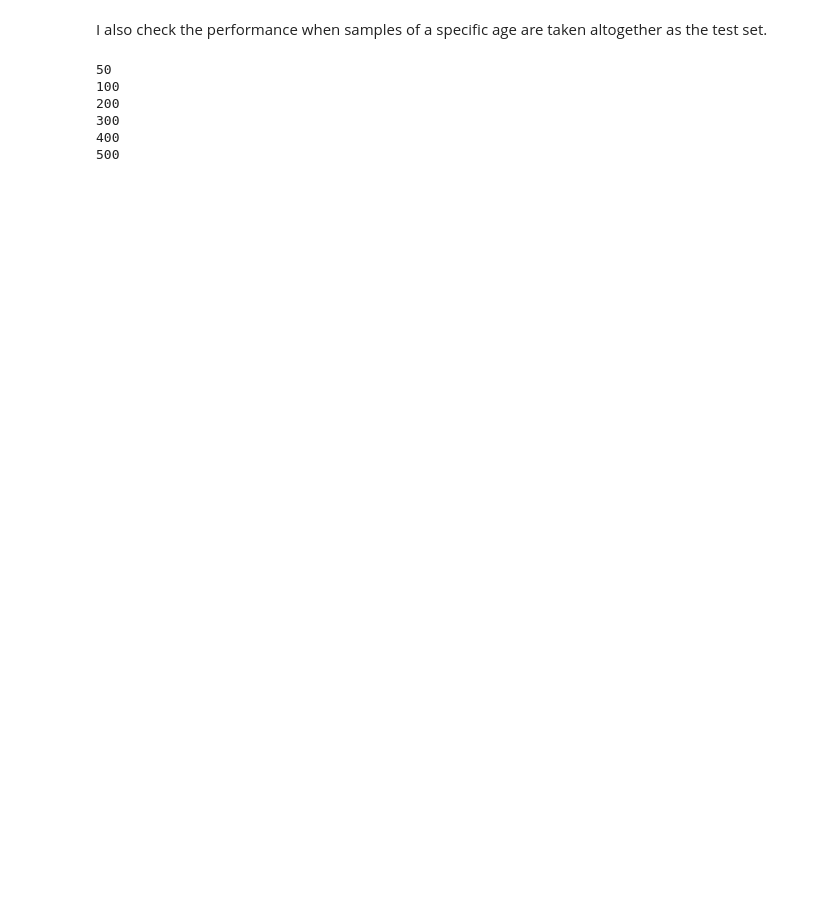
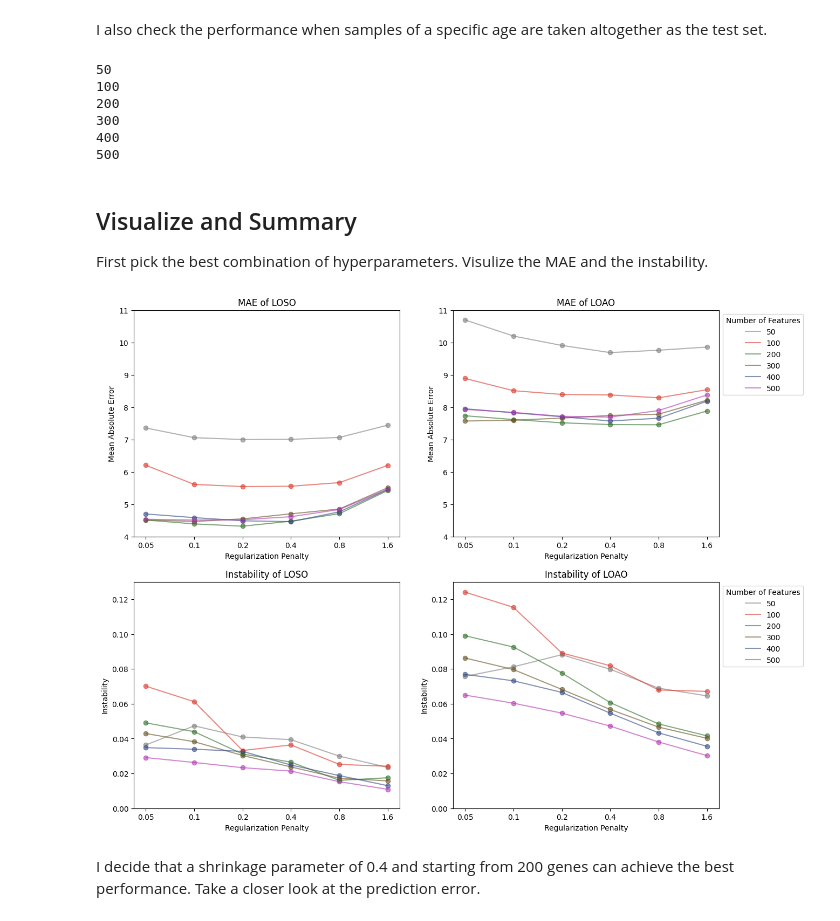
Before and after one commit to mkbwang/planarian-gene-expression, a Jupyter notebook: Elastic_Net.ipynb, the cells around one changed output. Cells and saved outputs as stored; diff of their text form; code cells hidden in the pictures; blank space fills up the shorter version.

Commit message:
Fit and evaluate elastic net regression performance.

```diff
--- a/Elastic_Net.ipynb
+++ b/Elastic_Net.ipynb
@@ -146,0 +142,72 @@ with open("linear_model/age_instability.pkl", 'wb') as f:
+# %% [markdown]
+## Visualize and Summary
+First pick the best combination of hyperparameters. Visulize the MAE and the instability.
+# %%
+color_gray="#808080"
+color_red="#db382c"
+color_green="#2f7028"
+color_brown="#665223"
+color_blue="#344885"
+color_magenta="#b538b3"
+all_colors = [color_gray, color_red, color_green, color_brown, color_blue, color_magenta]
+# %%
+import matplotlib.pyplot as plt
+fig1, ax1=plt.subplots(figsize=(14, 12), nrows=2, ncols=2)
+xvals = np.arange(1, len(penalties)+1)
+
+## MAE of LOSO
+for i, num_feature in enumerate(num_features):
+    mae = loso_mae.iloc[i, :].to_numpy()
+    ax1[0,0].plot(xvals, mae, label=str(num_feature), color=all_colors[i], alpha=0.6)
+    ax1[0,0].scatter(xvals, mae, color=all_colors[i], alpha=0.6)
+ax1[0,0].set_xlabel('Regularization Penalty')
+ax1[0,0].set_xticks(xvals, labels=penalties.astype(str))
+ax1[0,0].set_ylabel("Mean Absolute Error")
+ax1[0,0].set_title("MAE of LOSO")
+ax1[0,0].set_ylim(4, 11)
+# ax1[0,0].legend(title="Number of Features", loc="upper left", bbox_to_anchor=(1,1))
+
+## MAE of LOSO
+for i, num_feature in enumerate(num_features):
+    mae = loao_mae.iloc[i, :].to_numpy()
+    ax1[0,1].plot(xvals, mae, label=str(num_feature), color=all_colors[i], alpha=0.6)
+    ax1[0,1].scatter(xvals, mae, color=all_colors[i], alpha=0.6)
+ax1[0,1].set_xlabel('Regularization Penalty')
+ax1[0,1].set_xticks(xvals, labels=penalties.astype(str))
+ax1[0,1].set_ylabel("Mean Absolute Error")
+ax1[0,1].set_title("MAE of LOAO")
+ax1[0,1].set_ylim(4, 11)
+ax1[0,1].legend(title="Number of Features", loc="upper left", bbox_to_anchor=(1,1))
+
+
+## Instability of LOSO
+for i, num_feature in enumerate(num_features):
+    instability = loso_instability.iloc[i, :].to_numpy()
+    ax1[1,0].plot(xvals, instability, label=str(num_feature), color=all_colors[i], alpha=0.6)
+    ax1[1,0].scatter(xvals, instability, color=all_colors[i], alpha=0.6)
+ax1[1,0].set_xlabel('Regularization Penalty')
+ax1[1,0].set_xticks(xvals, labels=penalties.astype(str))
+ax1[1,0].set_ylabel("Instability")
+ax1[1,0].set_title("Instability of LOSO")
+ax1[1,0].set_ylim(0, 0.13)
+# ax1[1,0].legend(title="Number of Features", loc="upper left", bbox_to_anchor=(1,1))
+
+
+## Instability of LOAO
+for i, num_feature in enumerate(num_features):
+    instability = loao_instability.iloc[i, :].to_numpy()
+    ax1[1,1].plot(xvals, instability, label=str(num_feature), color=all_colors[i], alpha=0.6)
+    ax1[1,1].scatter(xvals, instability, color=all_colors[i], alpha=0.6)
+ax1[1,1].set_xlabel('Regularization Penalty')
+ax1[1,1].set_xticks(xvals, labels=penalties.astype(str))
+ax1[1,1].set_ylabel("Instability")
+ax1[1,1].set_title("Instability of LOAO")
+ax1[1,1].set_ylim(0, 0.13)
+ax1[1,1].legend(title="Number of Features", loc="upper left", bbox_to_anchor=(1,1))
+
+
+fig1.savefig("linear_model/elastic_net_tune.png", bbox_inches='tight', dpi=400)
+# %% [output]
+[figure, added]
+# %% [markdown]
+I decide that a shrinkage parameter of 0.4 and starting from 200 genes can achieve the best performance. Take a closer look at the prediction error.
```
Also changed, not shown: parts of 24 cells of this notebook.
